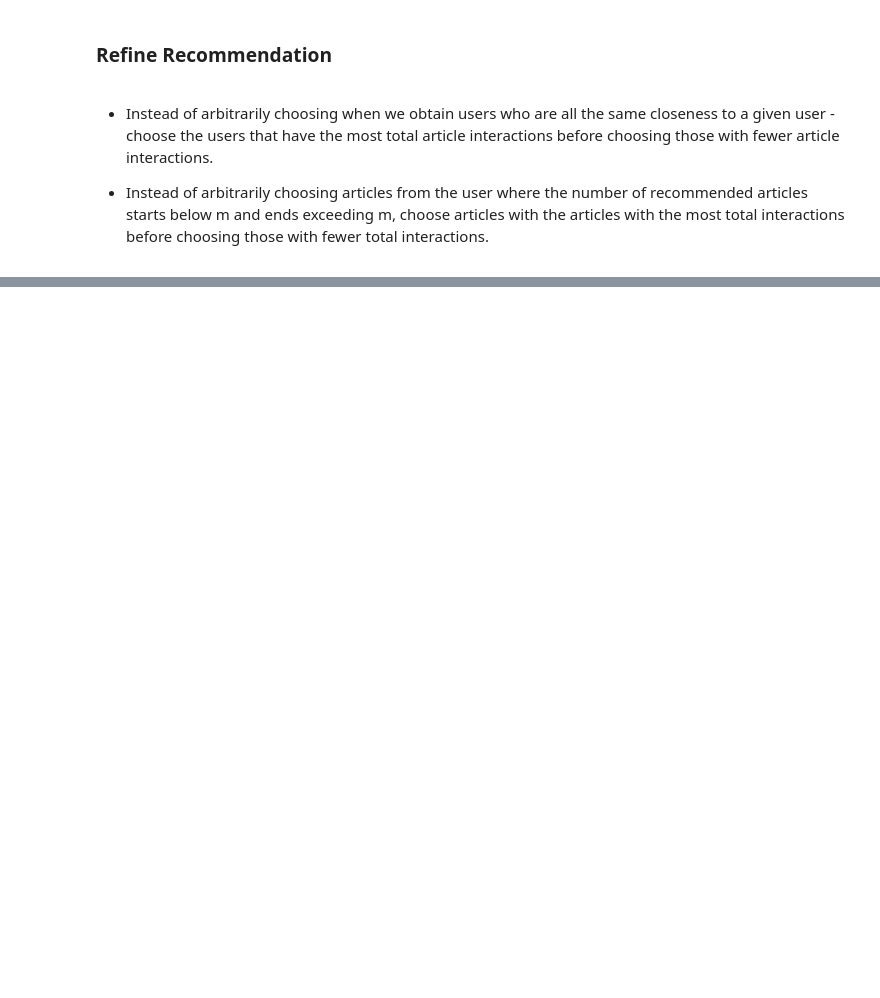
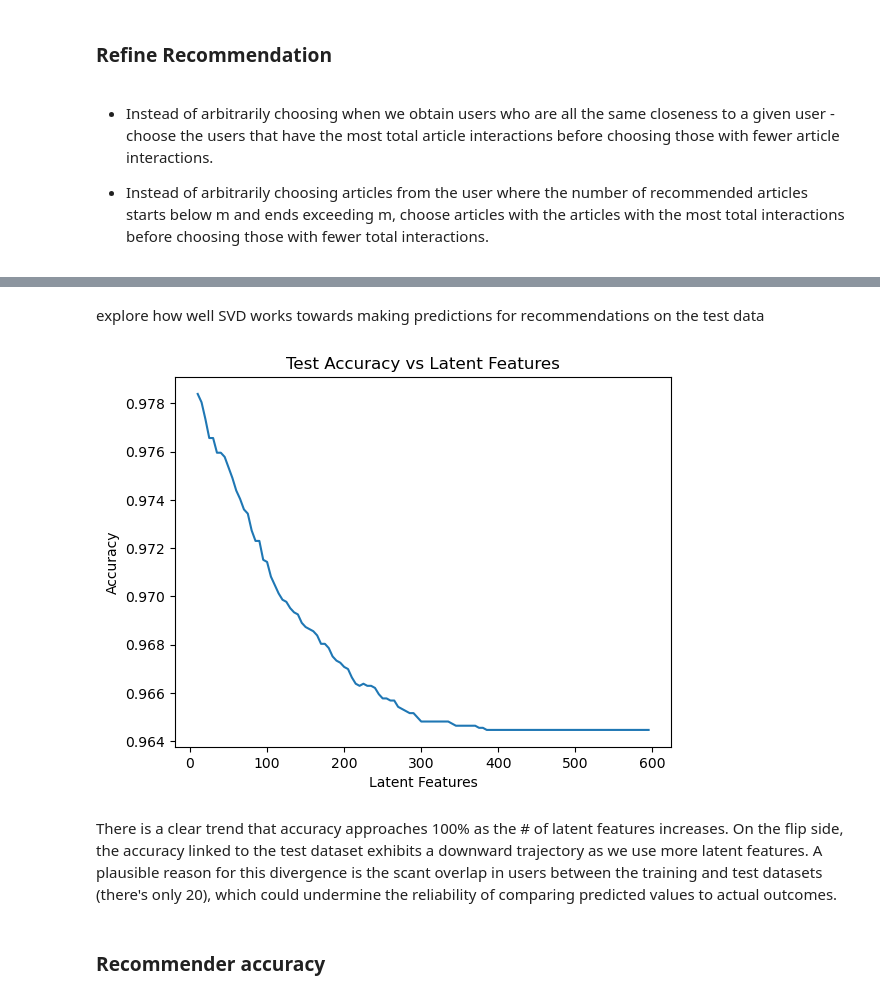
Before and after one commit to tristenwallace/IBM_article_recommender, a Jupyter notebook: notebooks/eda.ipynb, the cells around one changed output, grey strips where cells are left out. Saved outputs shown, nothing was run; the diff lists cells and outputs as text; code cells hidden in the pictures; blank space fills up the shorter version.

Commit message:
explore: Decide against SVD potential

```diff
--- a/notebooks/eda.ipynb
+++ b/notebooks/eda.ipynb
@@ -463,0 +566,2 @@ The top 10 recommendations for user 20 are the following article names:
+# %% [markdown]
+explore how well SVD works towards making predictions for recommendations on the test data
@@ -463,0 +583,41 @@ The top 10 recommendations for user 20 are the following article names:
+# %%
+# Fit SVD on the user_item_train matrix
+u_train, s_train, vt_train = np.linalg.svd(user_item_train)
+# %%
+# Find subset where users are in both train and test
+u_item_test_set = user_item_test.iloc[test_indexes,:]
+u_item_train_set = user_item_train.iloc[train_indexes, train_articles]
+# %%
+latent_feats = np.arange(10,600,5)
+sum_errors = []
+
+for k in latent_feats:
+
+    # Restructure train matrices using k features
+    s_train_k, u_train_k, vt_train_k = np.diag(s_train[:k]), u_train[:, :k], vt_train[:k, :]
+
+    # Restructure test matrices using k features
+    s_test_k, u_test_k, vt_test_k = s_train_k, u_train_k[train_indexes,:], vt_train_k[:,train_articles]
+
+    # Calculate dot product
+    u_item_test_set_pred = np.around(np.dot(np.dot(u_test_k, s_test_k), vt_test_k))
+
+    # Error (prediction - actual values)
+    error = np.subtract(u_item_test_set, u_item_test_set_pred)
+
+    # Total errors
+    total_error = np.sum(np.sum(np.abs(error)))
+    sum_errors.append(total_error)
+# %%
+# Plot test accuracy and latent features
+n_interactions_set = u_item_test_set.shape[0] * u_item_test_set.shape[1]
+plt.plot(latent_feats, 1 - np.array(sum_errors) / n_interactions_set);
+plt.xlabel('Latent Features');
+plt.ylabel('Accuracy');
+plt.title('Test Accuracy vs Latent Features');
+# %% [output]
+[figure, added]
+# %% [markdown]
+There is a clear trend that accuracy approaches 100% as the # of latent features increases. On the flip side, the accuracy linked to the test dataset exhibits a downward trajectory as we use more latent features. A plausible reason for this divergence is the scant overlap in users between the training and test datasets (there's only 20), which could undermine the reliability of comparing predicted values to actual outcomes.
+# %% [markdown]
+### Recommender accuracy
```
Also changed, not shown: parts of 26 cells of this notebook.
